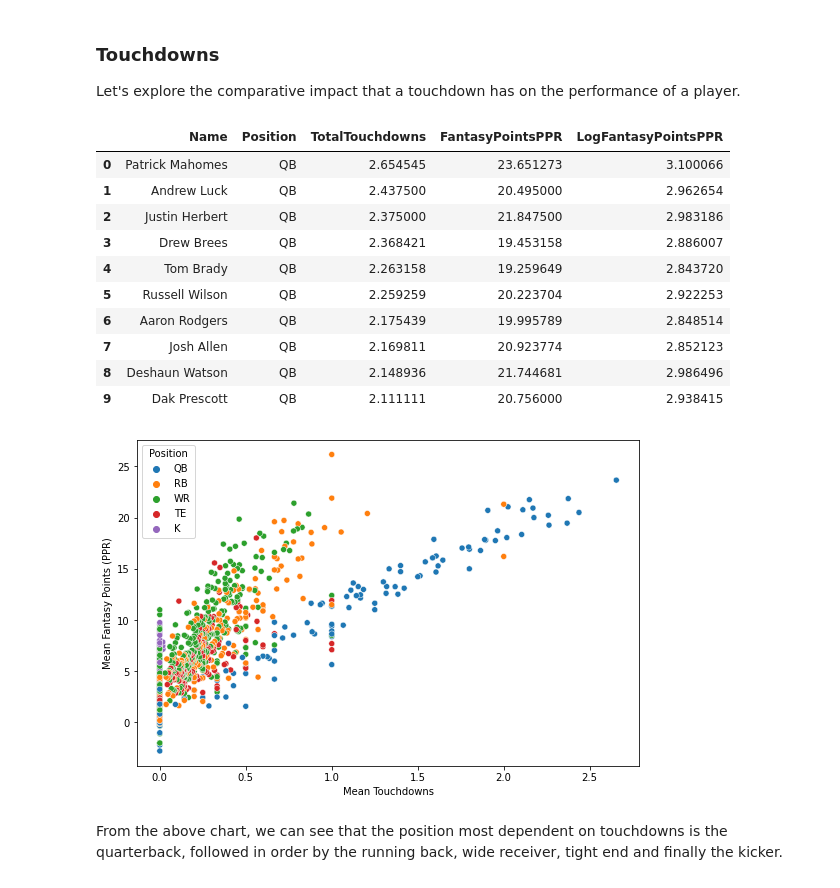
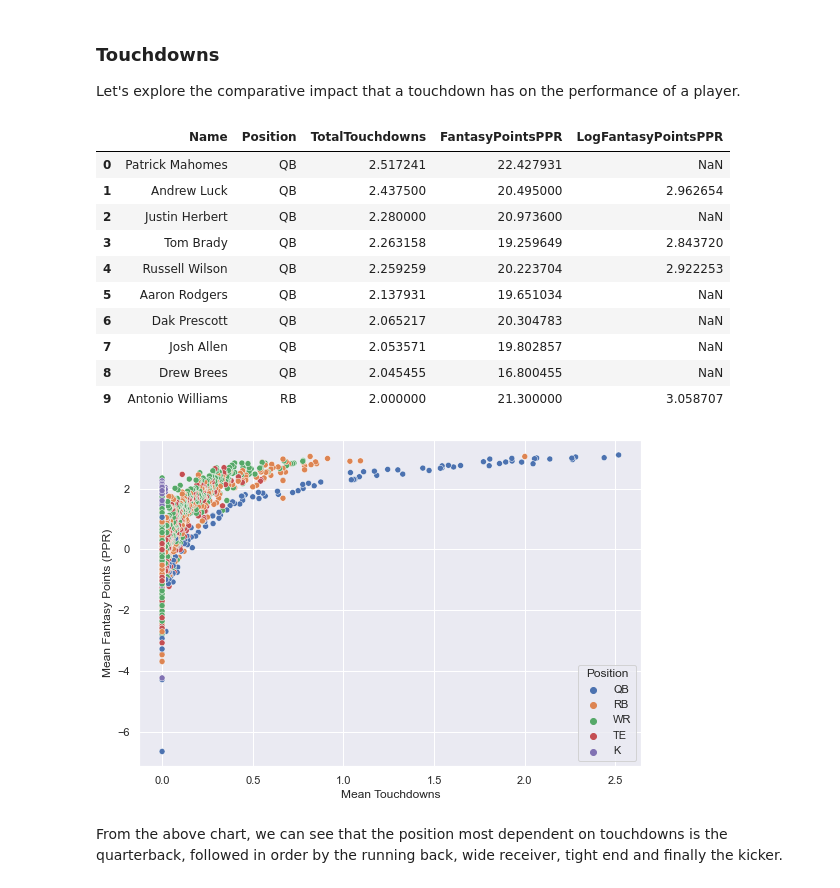
Before and after one commit to bernpb/Fantasy_Football_Prediction, a Jupyter notebook: EDA.ipynb, the cells around one changed output. Drawn from its saved outputs; the diff is of its cells as text; code cells hidden in the pictures.

```diff
--- a/EDA.ipynb
+++ b/EDA.ipynb
@@ -64,5 +64,3 @@ Index(['Unnamed: 0', 'Unnamed: 0.1', 'GameKey', 'PlayerID', 'Season',
 data['FantasyPointsPPR'].isna().sum()
 # %% [output]
 0
-# %%
-data = data[data['FantasyPointsPPR'] != 0]
@@ -197,27 +208,27 @@ touchdowns.reset_index(inplace = True)
 touchdowns.head(10)
 # %% [output]
 |  | Name | Position | TotalTouchdowns | FantasyPointsPPR | LogFantasyPointsPPR |
-| 0 | Patrick Mahomes | QB | 2.654545 | 23.651273 | 3.100066 |
+| 0 | Patrick Mahomes | QB | 2.517241 | 22.427931 | NaN |
 | 1 | Andrew Luck | QB | 2.437500 | 20.495000 | 2.962654 |
-| 2 | Justin Herbert | QB | 2.375000 | 21.847500 | 2.983186 |
-| 3 | Drew Brees | QB | 2.368421 | 19.453158 | 2.886007 |
-| 4 | Tom Brady | QB | 2.263158 | 19.259649 | 2.843720 |
-| 5 | Russell Wilson | QB | 2.259259 | 20.223704 | 2.922253 |
-| 6 | Aaron Rodgers | QB | 2.175439 | 19.995789 | 2.848514 |
-| 7 | Josh Allen | QB | 2.169811 | 20.923774 | 2.852123 |
-| 8 | Deshaun Watson | QB | 2.148936 | 21.744681 | 2.986496 |
-| 9 | Dak Prescott | QB | 2.111111 | 20.756000 | 2.938415 |
+| 2 | Justin Herbert | QB | 2.280000 | 20.973600 | NaN |
+| 3 | Tom Brady | QB | 2.263158 | 19.259649 | 2.843720 |
+| 4 | Russell Wilson | QB | 2.259259 | 20.223704 | 2.922253 |
+| 5 | Aaron Rodgers | QB | 2.137931 | 19.651034 | NaN |
+| 6 | Dak Prescott | QB | 2.065217 | 20.304783 | NaN |
+| 7 | Josh Allen | QB | 2.053571 | 19.802857 | NaN |
+| 8 | Drew Brees | QB | 2.045455 | 16.800455 | NaN |
+| 9 | Antonio Williams | RB | 2.000000 | 21.300000 | 3.058707 |
 # %%
 # Plot fantasy point production against total touchdowns
 plt.figure(figsize = (9,6))
 ax = sns.scatterplot(x = touchdowns['TotalTouchdowns'],
-                y = touchdowns['FantasyPointsPPR'],
+                y = np.log(touchdowns['FantasyPointsPPR']),
                     hue = touchdowns['Position'])
 ax.set(xlabel = 'Mean Touchdowns',
        ylabel = 'Mean Fantasy Points (PPR)')
 plt.title = ('Impact of Touchdowns on Fantasy Point Production')
 # %% [output]
-[figure, old version]
+[figure, new version]
 # %% [markdown]
 From the above chart, we can see that the position most dependent on touchdowns is the quarterback, followed in order by the running back, wide receiver, tight end and finally the kicker.
 # %%
```
Also changed, not shown: parts of 24 cells of this notebook, 12 other files.
